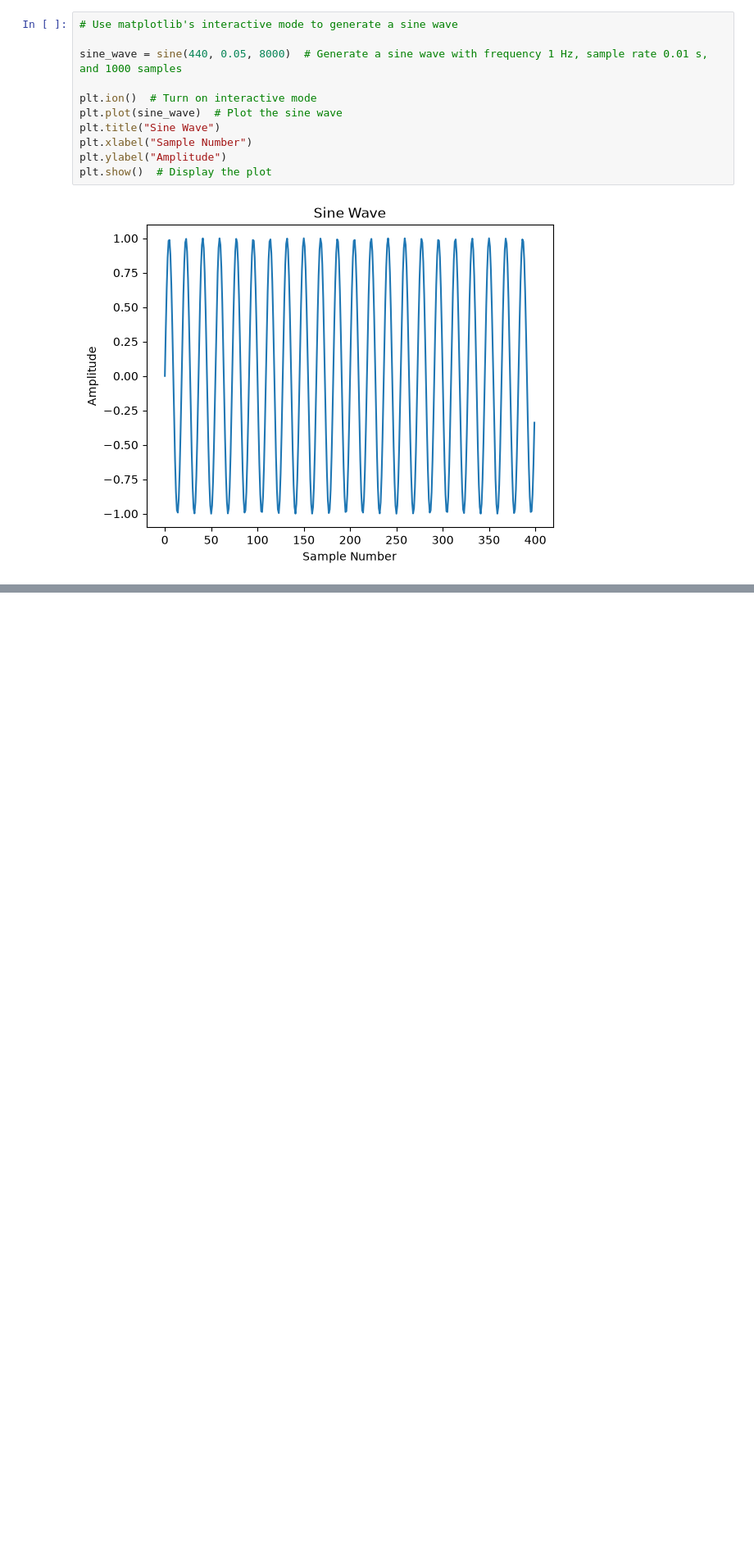
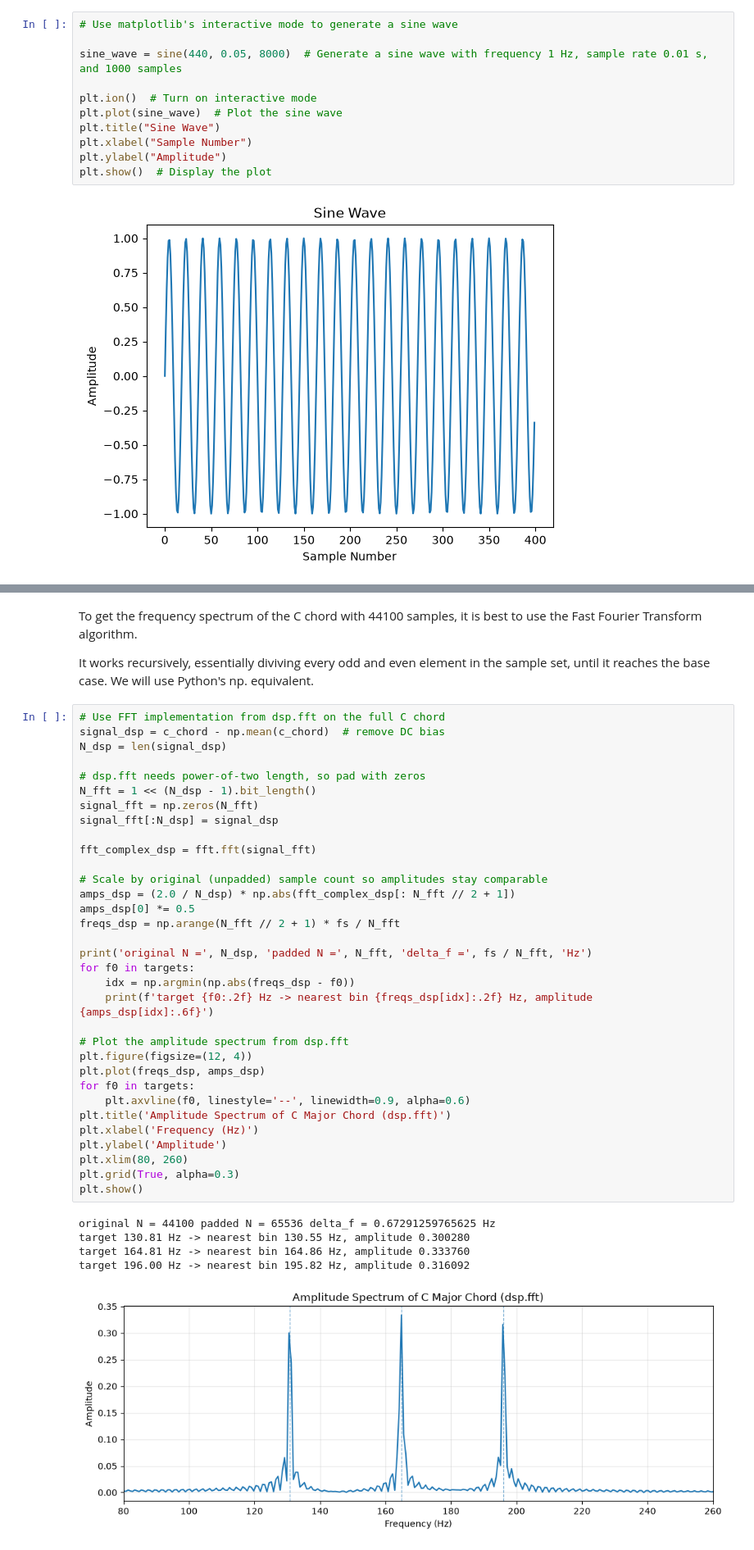
Before and after one commit to GumballGB/chordsense, a Jupyter notebook: explore.ipynb, the cells around one changed output, grey strips where cells are left out. Shown at 82% size. Saved outputs shown, nothing was run; the diff lists cells and outputs as text; blank space fills up the shorter version.

```diff
--- a/explore.ipynb
+++ b/explore.ipynb
@@ -19,0 +132,43 @@ plt.show()  # Display the plot
+# %% [markdown]
+To get the frequency spectrum of the C chord with 44100 samples, it is best to use the Fast Fourier Transform algorithm.
+
+It works recursively, essentially diviving every odd and even element in the sample set, until it reaches the base case. We will use Python's np. equivalent.
+# %%
+# Use FFT implementation from dsp.fft on the full C chord
+signal_dsp = c_chord - np.mean(c_chord)  # remove DC bias
+N_dsp = len(signal_dsp)
+
+# dsp.fft needs power-of-two length, so pad with zeros
+N_fft = 1 << (N_dsp - 1).bit_length()
+signal_fft = np.zeros(N_fft)
+signal_fft[:N_dsp] = signal_dsp
+
+fft_complex_dsp = fft.fft(signal_fft)
+
+# Scale by original (unpadded) sample count so amplitudes stay comparable
+amps_dsp = (2.0 / N_dsp) * np.abs(fft_complex_dsp[: N_fft // 2 + 1])
+amps_dsp[0] *= 0.5
+freqs_dsp = np.arange(N_fft // 2 + 1) * fs / N_fft
+
+print('original N =', N_dsp, 'padded N =', N_fft, 'delta_f =', fs / N_fft, 'Hz')
+for f0 in targets:
+    idx = np.argmin(np.abs(freqs_dsp - f0))
+    print(f'target {f0:.2f} Hz -> nearest bin {freqs_dsp[idx]:.2f} Hz, amplitude {amps_dsp[idx]:.6f}')
+
+# Plot the amplitude spectrum from dsp.fft
+plt.figure(figsize=(12, 4))
+plt.plot(freqs_dsp, amps_dsp)
+for f0 in targets:
+    plt.axvline(f0, linestyle='--', linewidth=0.9, alpha=0.6)
+plt.title('Amplitude Spectrum of C Major Chord (dsp.fft)')
+plt.xlabel('Frequency (Hz)')
+plt.ylabel('Amplitude')
+plt.xlim(80, 260)
+plt.grid(True, alpha=0.3)
+plt.show()
+# %% [output]
+original N = 44100 padded N = 65536 delta_f = 0.67291259765625 Hz
+target 130.81 Hz -> nearest bin 130.55 Hz, amplitude 0.300280
+target 164.81 Hz -> nearest bin 164.86 Hz, amplitude 0.333760
+target 196.00 Hz -> nearest bin 195.82 Hz, amplitude 0.316092
+[figure, added]
```
Also changed, not shown: parts of 6 cells of this notebook, 4 other files.
